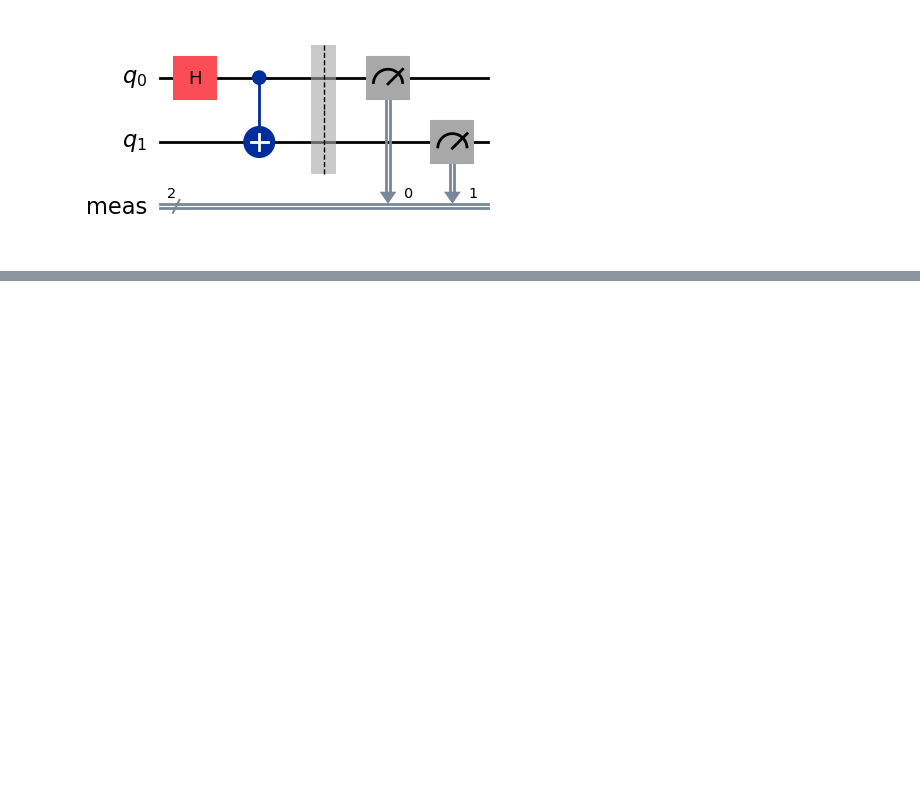
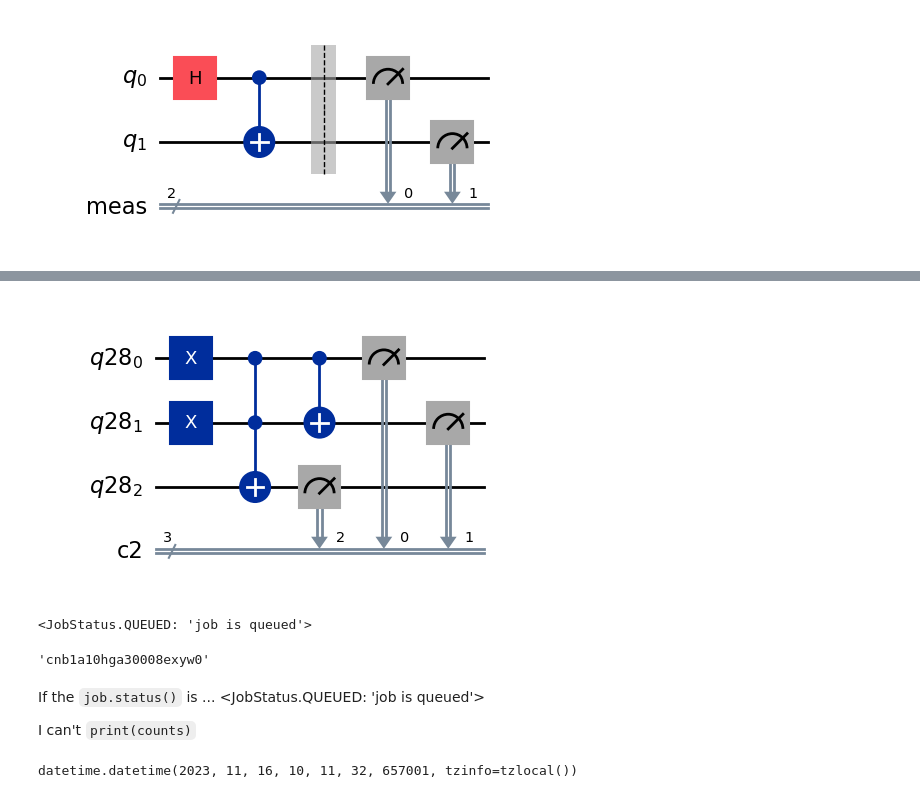
Before and after one commit to MarcoAurelioAntonio/IBM-QUANTUM-BACKENDS-CONNECTIONS, a Jupyter notebook: ibm-connection.ipynb, the cells around one changed output, grey strips where cells are left out. Cells and saved outputs as stored; diff of their text form; code cells hidden in the pictures; blank space fills up the shorter version.

```diff
--- a/ibm-connection.ipynb
+++ b/ibm-connection.ipynb
@@ -75,0 +158,31 @@ qc.draw(style="iqp", output="mpl")
+# %%
+from qiskit import *
+from qiskit.compiler import transpile, assemble
+
+qr = QuantumRegister(3)
+cr = ClassicalRegister(3)
+circuit = QuantumCircuit(qr, cr)
+circuit.x(qr[0])
+circuit.x(qr[1])
+circuit.ccx(qr[0], qr[1], qr[2])
+circuit.cx(qr[0], qr[1])
+circuit.measure(qr, cr)
+
+# You should first map the circuit using the transpile function and then send it to the backend:
+new_circuit = transpile(circuit, backend)
+job = backend.run(new_circuit, shots=1024)
+
+# You can also use the assemble function to transpile and assemble the circuit in one go:
+# qobj = assemble(circuit, backend)
+# %%
+circuit.draw(style="iqp", output="mpl")
+# %% [output]
+[figure, added]
+# %%
+job.status()
+# %% [output]
+<JobStatus.QUEUED: 'job is queued'>
+# %%
+job.job_id()
+# %% [output]
+'cnb1a10hga30008exyw0'
@@ -75,0 +193,8 @@ qc.draw(style="iqp", output="mpl")
+# %% [markdown]
+If the `job.status()` is ... <JobStatus.QUEUED: 'job is queued'>
+
+I can't `print(counts)`
+# %%
+job.creation_date()
+# %% [output]
+datetime.datetime(2023, 11, 16, 10, 11, 32, 657001, tzinfo=tzlocal())
```
Also changed, not shown: parts of 6 cells of this notebook.
